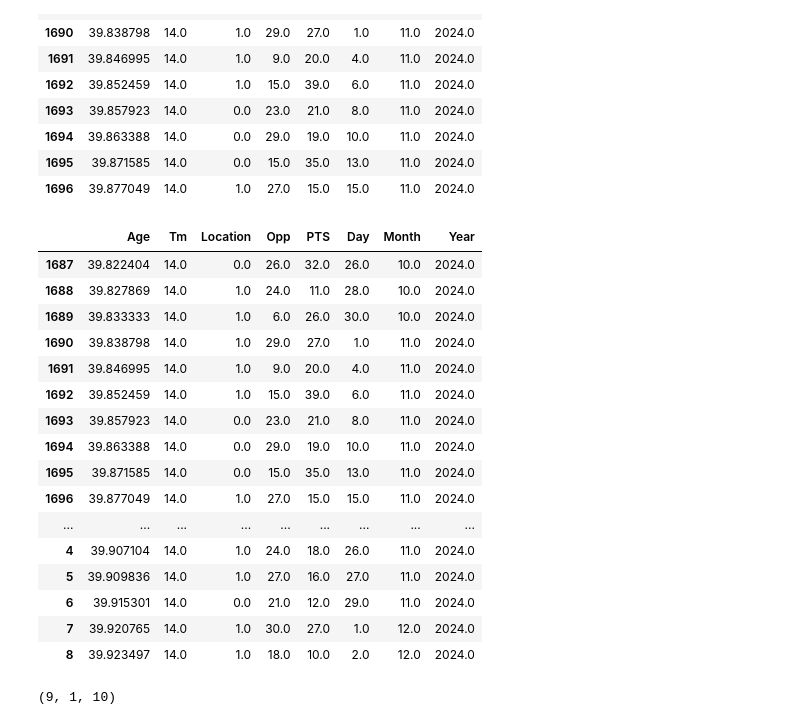
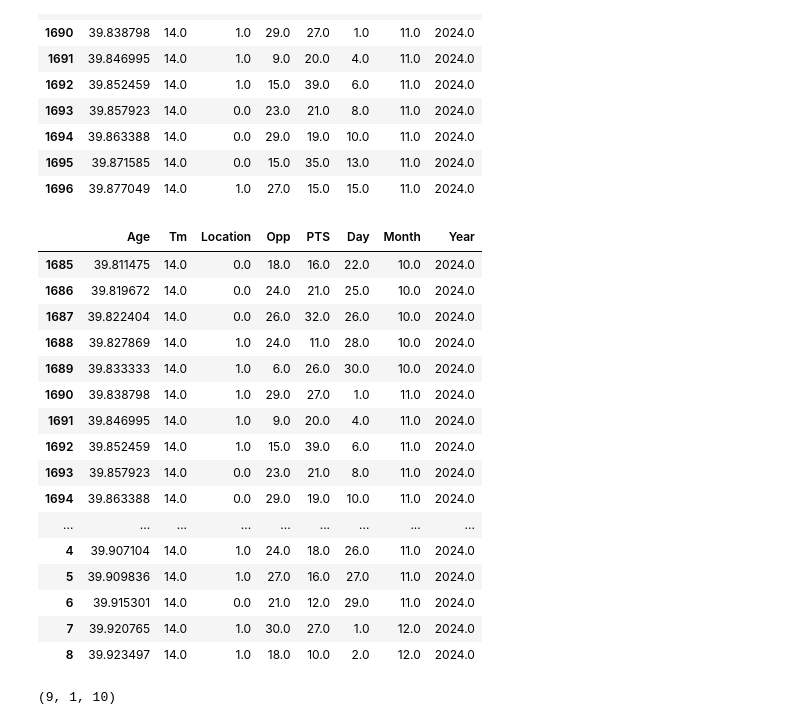
Before and after one commit to jwu04/LSTM-Project, a Jupyter notebook: LSTM.ipynb, the cells around one changed output. Cells and saved outputs as stored; diff of their text form; code cells hidden in the pictures.

```diff
--- a/LSTM.ipynb
+++ b/LSTM.ipynb
@@ -379,10 +379,13 @@ def data_clean(newrows):
     df = df.astype(float)
     return(df)
 # %%
-old_data = df.tail(10)
-pd.concat([old_data,data_clean(new_data)])
+old_data = df.tail(12)
+data2024 = pd.concat([old_data,data_clean(new_data)])
+data2024
 # %% [output]
 |  | Age | Tm | Location | Opp | PTS | Day | Month | Year |
+| 1685 | 39.811475 | 14.0 | 0.0 | 18.0 | 16.0 | 22.0 | 10.0 | 2024.0 |
+| 1686 | 39.819672 | 14.0 | 0.0 | 24.0 | 21.0 | 25.0 | 10.0 | 2024.0 |
 | 1687 | 39.822404 | 14.0 | 0.0 | 26.0 | 32.0 | 26.0 | 10.0 | 2024.0 |
 | 1688 | 39.827869 | 14.0 | 1.0 | 24.0 | 11.0 | 28.0 | 10.0 | 2024.0 |
 | 1689 | 39.833333 | 14.0 | 1.0 | 6.0 | 26.0 | 30.0 | 10.0 | 2024.0 |
@@ -391,8 +394,6 @@ pd.concat([old_data,data_clean(new_data)])
 | 1692 | 39.852459 | 14.0 | 1.0 | 15.0 | 39.0 | 6.0 | 11.0 | 2024.0 |
 | 1693 | 39.857923 | 14.0 | 0.0 | 23.0 | 21.0 | 8.0 | 11.0 | 2024.0 |
 | 1694 | 39.863388 | 14.0 | 0.0 | 29.0 | 19.0 | 10.0 | 11.0 | 2024.0 |
-| 1695 | 39.871585 | 14.0 | 0.0 | 15.0 | 35.0 | 13.0 | 11.0 | 2024.0 |
-| 1696 | 39.877049 | 14.0 | 1.0 | 27.0 | 15.0 | 15.0 | 11.0 | 2024.0 |
 | ... | ... | ... | ... | ... | ... | ... | ... | ... |
 | 4 | 39.907104 | 14.0 | 1.0 | 24.0 | 18.0 | 26.0 | 11.0 | 2024.0 |
 | 5 | 39.909836 | 14.0 | 1.0 | 27.0 | 16.0 | 27.0 | 11.0 | 2024.0 |
```
Also changed, not shown: parts of 5 cells of this notebook.
